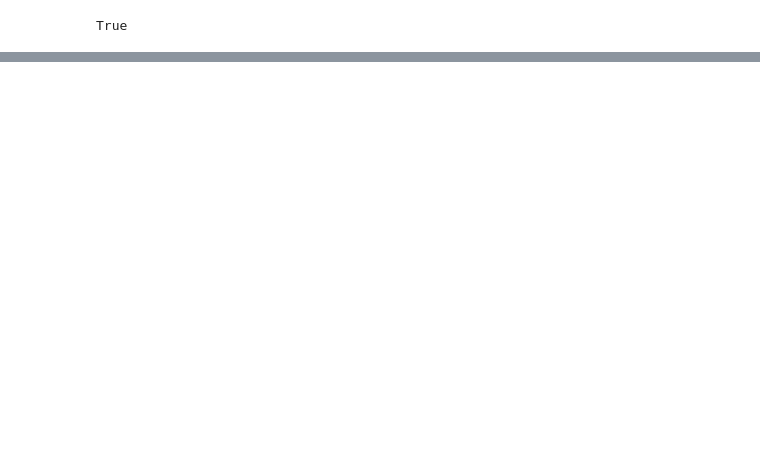
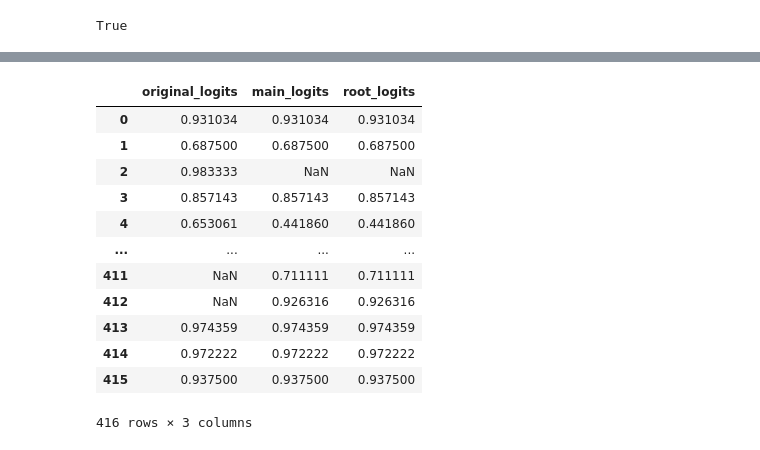
Before and after one commit to Derinhelm/syntax_grct_restr_pred_results, a Jupyter notebook: EMNLPAnalysis.ipynb, the cells around one changed output, grey strips where cells are left out. Drawn from its saved outputs; the diff is of its cells as text; code cells hidden in the pictures; blank space fills up the shorter version.

```diff
--- a/EMNLPAnalysis.ipynb
+++ b/EMNLPAnalysis.ipynb
@@ -191,0 +156,16 @@ data_dict['metrics_Qwen3_0_6B_fi_ftb_grct_fi_ftb_grct_42_main_logits_1.jsonl']['
+# %%
+uas_pd_results[exp]
+# %% [output]
+|  | original_logits | main_logits | root_logits |
+| 0 | 0.931034 | 0.931034 | 0.931034 |
+| 1 | 0.687500 | 0.687500 | 0.687500 |
+| 2 | 0.983333 | NaN | NaN |
+| 3 | 0.857143 | 0.857143 | 0.857143 |
+| 4 | 0.653061 | 0.441860 | 0.441860 |
+| ... | ... | ... | ... |
+| 411 | NaN | 0.711111 | 0.711111 |
+| 412 | NaN | 0.926316 | 0.926316 |
+| 413 | 0.974359 | 0.974359 | 0.974359 |
+| 414 | 0.972222 | 0.972222 | 0.972222 |
+| 415 | 0.937500 | 0.937500 | 0.937500 |
+416 rows × 3 columns
```
Also changed, not shown: parts of 13 cells of this notebook.
